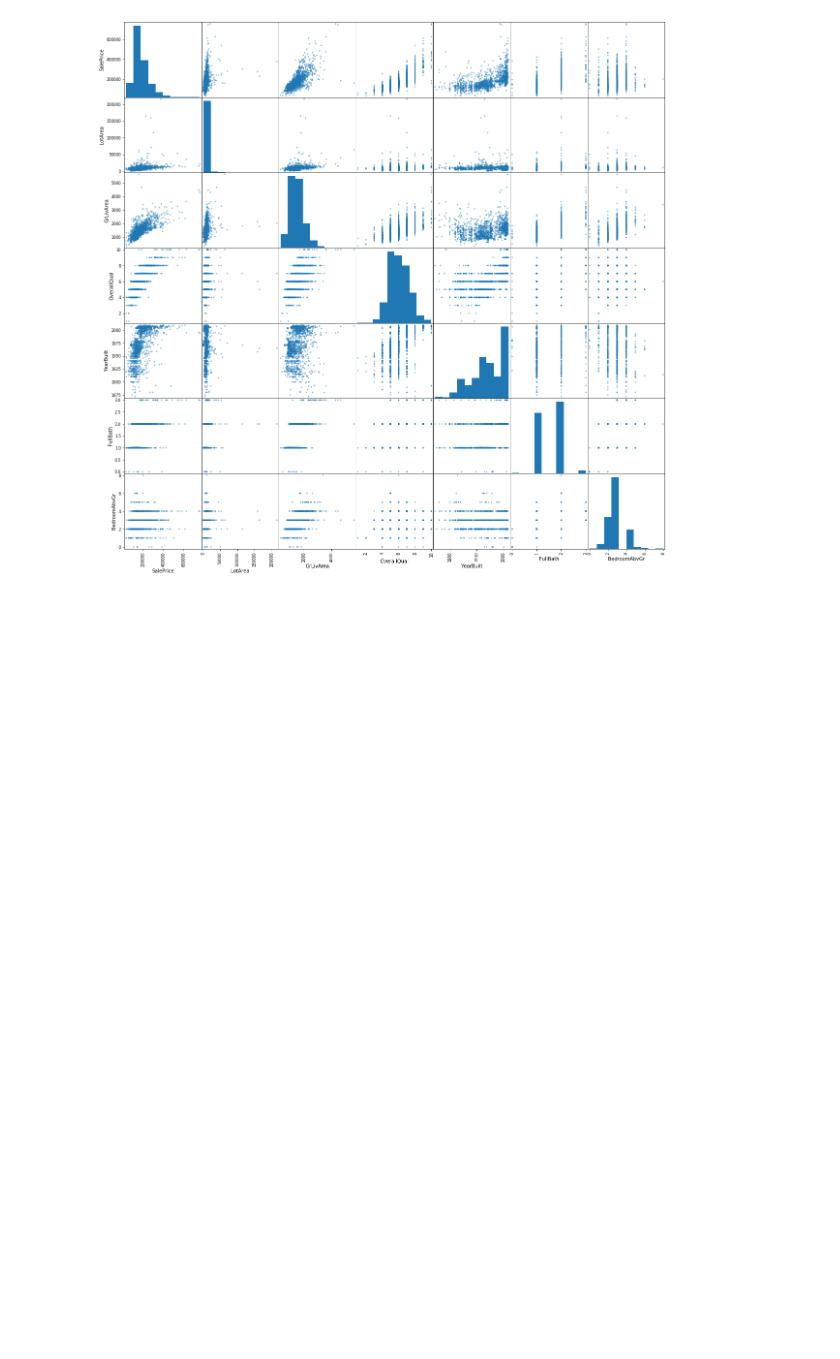
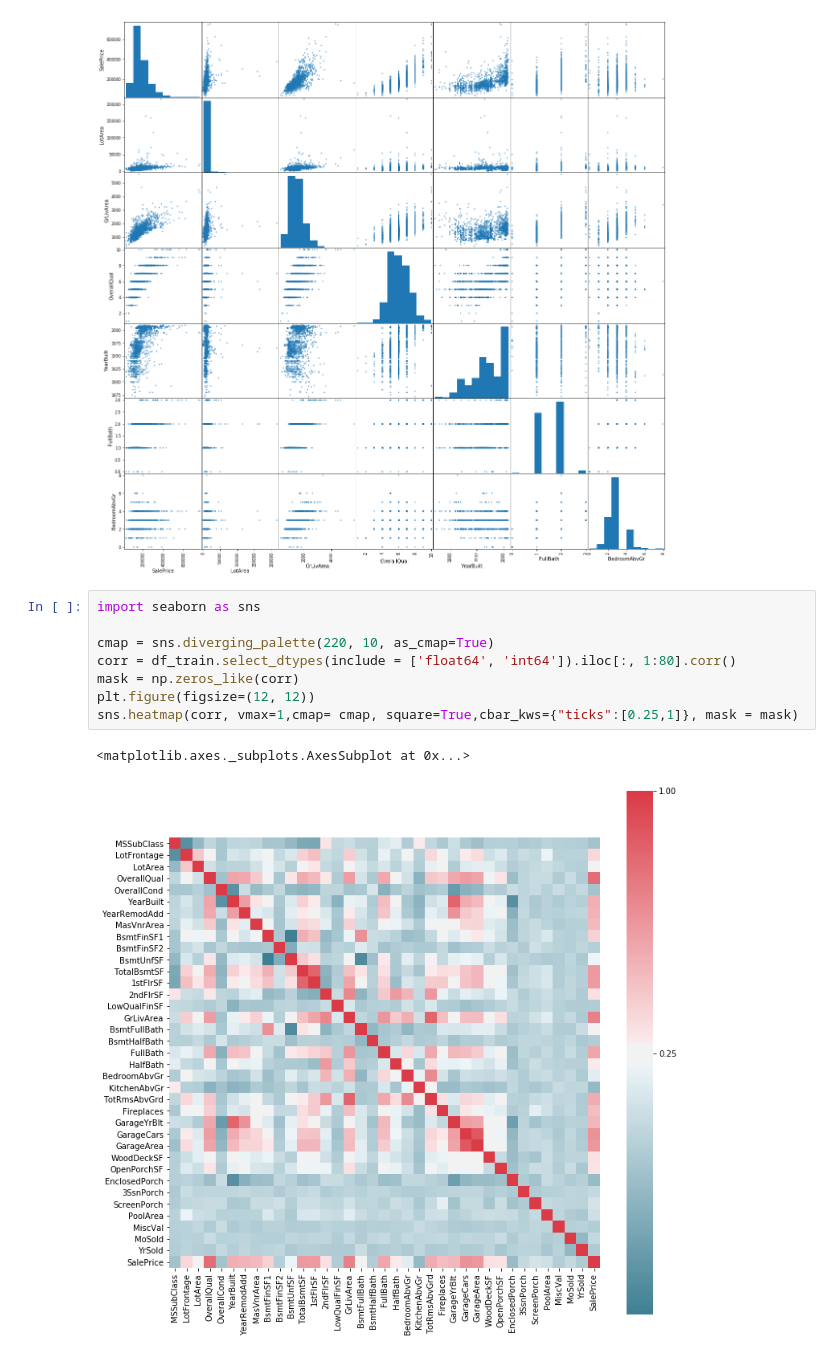
Before and after one commit to erinldugan/Machine_Learning_Prohect, a Jupyter notebook: PreProcess.ipynb, the cells around one changed output. Drawn from its saved outputs; the diff is of its cells as text; blank space fills up the shorter version.

```diff
--- a/PreProcess.ipynb
+++ b/PreProcess.ipynb
@@ -156,3 +185,14 @@ scatter_matrix(df_train[['SalePrice','LotArea','GrLivArea','OverallQual','YearBu
 plt.show()
 # %% [output]
 [figure]
+# %%
+import seaborn as sns
+
+cmap = sns.diverging_palette(220, 10, as_cmap=True)
+corr = df_train.select_dtypes(include = ['float64', 'int64']).iloc[:, 1:80].corr()
+mask = np.zeros_like(corr)
+plt.figure(figsize=(12, 12))
+sns.heatmap(corr, vmax=1,cmap= cmap, square=True,cbar_kws={"ticks":[0.25,1]}, mask = mask)
+# %% [output]
+<matplotlib.axes._subplots.AxesSubplot at 0x...>
+[figure, added]
```
Also changed, not shown: parts of 19 cells of this notebook, 1 other file.
